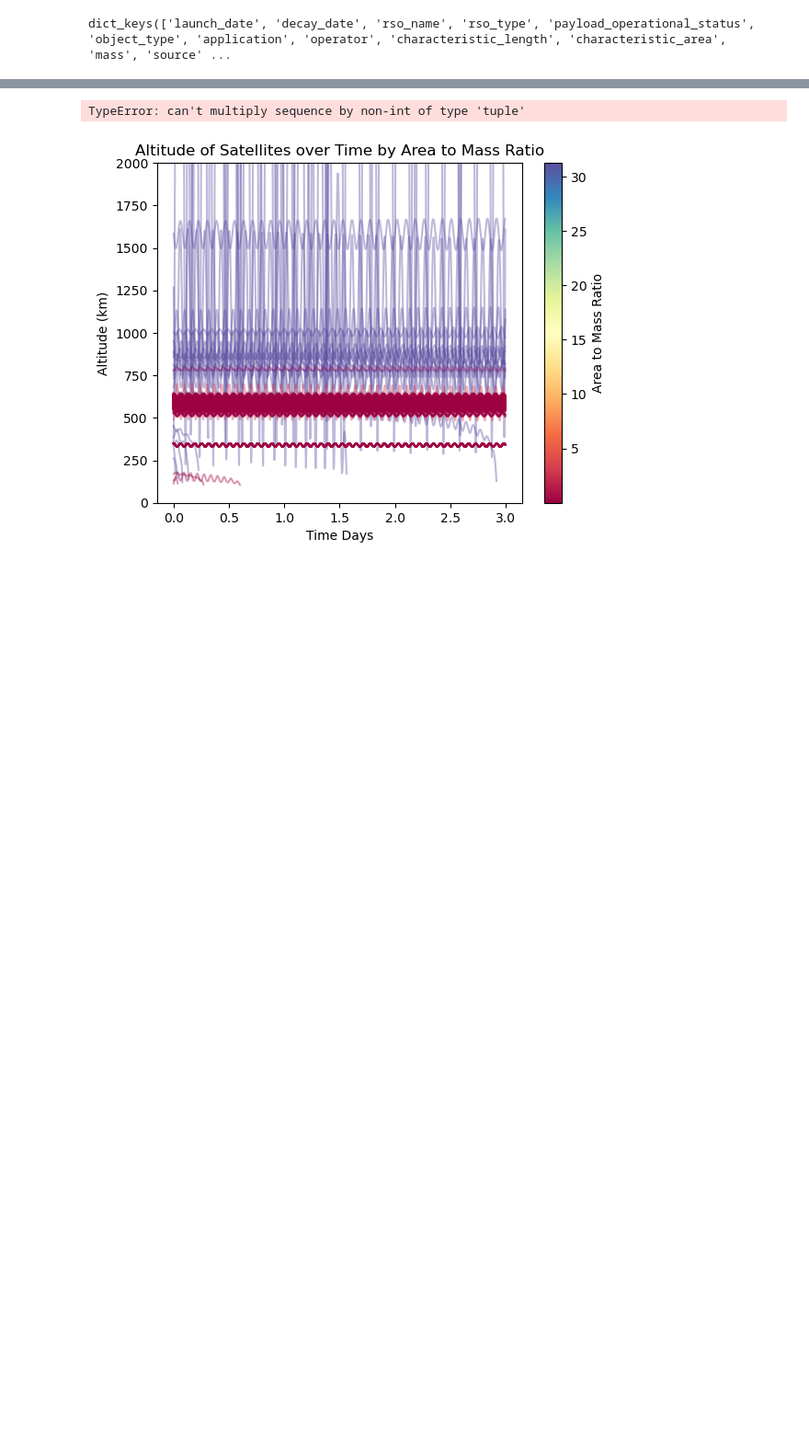
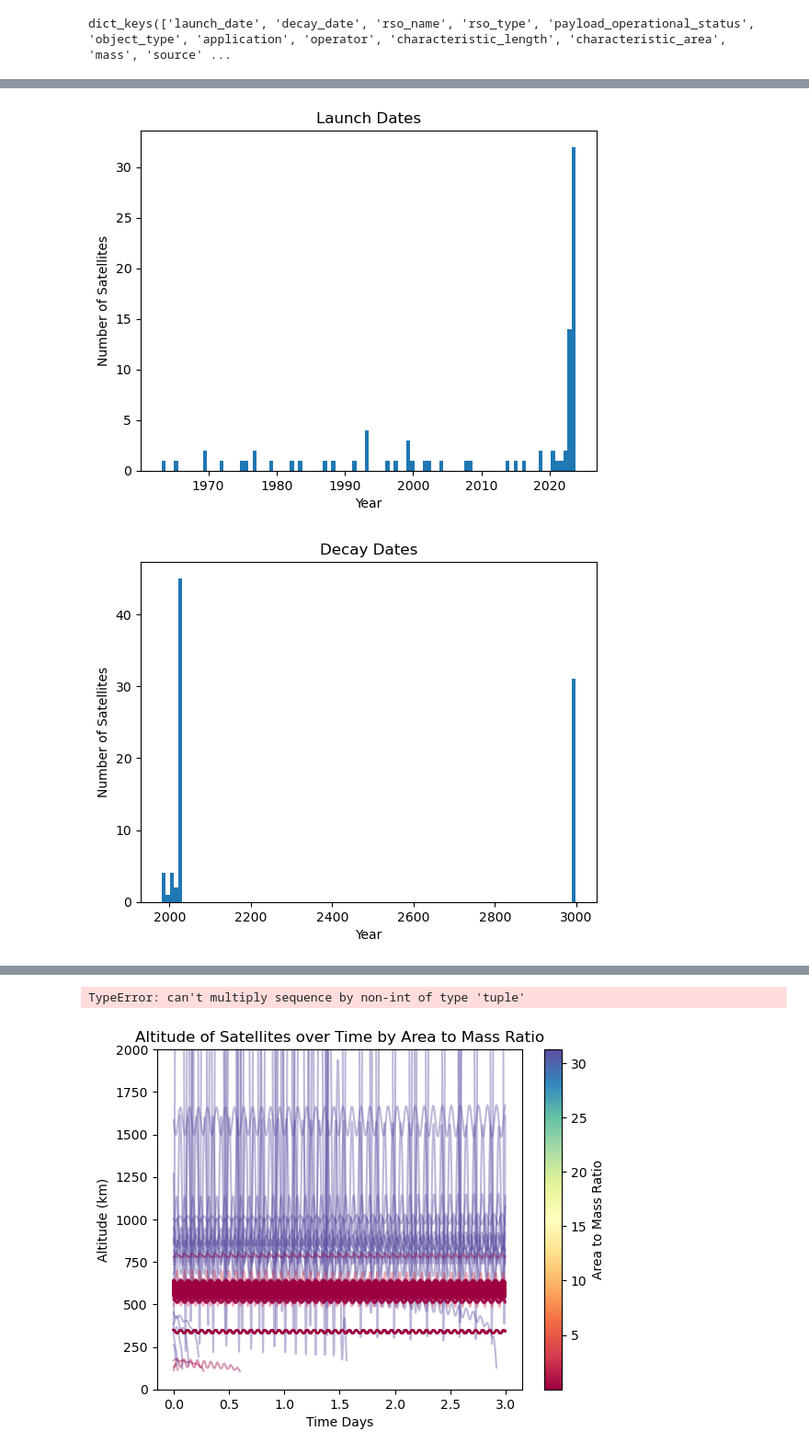
Before and after one commit to ucl-sgnl/FSPSimulator, a Jupyter notebook: src/Visualisation.ipynb, the cells around one changed output, grey strips where cells are left out. Shown at 92% size. Saved outputs shown, nothing was run; the diff lists cells and outputs as text; code cells hidden in the pictures; blank space fills up the shorter version.

```diff
--- a/src/Visualisation.ipynb
+++ b/src/Visualisation.ipynb
@@ -41,0 +68,21 @@ dict_keys(['launch_date', 'decay_date', 'rso_name', 'rso_type', 'payload_operati
+# %%
+#now a histogram of all the launch dates and all the decay dates
+launch_dates = []
+decay_dates = []
+for sat in spaceobjects1:
+    launch_dates.append(sat.launch_date)
+    decay_dates.append(sat.decay_date)
+plt.hist(launch_dates, bins=100)
+plt.title("Launch Dates")
+plt.xlabel("Year")
+plt.ylabel("Number of Satellites")
+plt.show()
+
+plt.hist(decay_dates, bins=100)
+plt.title("Decay Dates")
+plt.xlabel("Year")
+plt.ylabel("Number of Satellites")
+plt.show()
+# %% [output]
+[figure, added]
+[figure, added]
```
Also changed, not shown: parts of 9 cells of this notebook, 1 other file.
